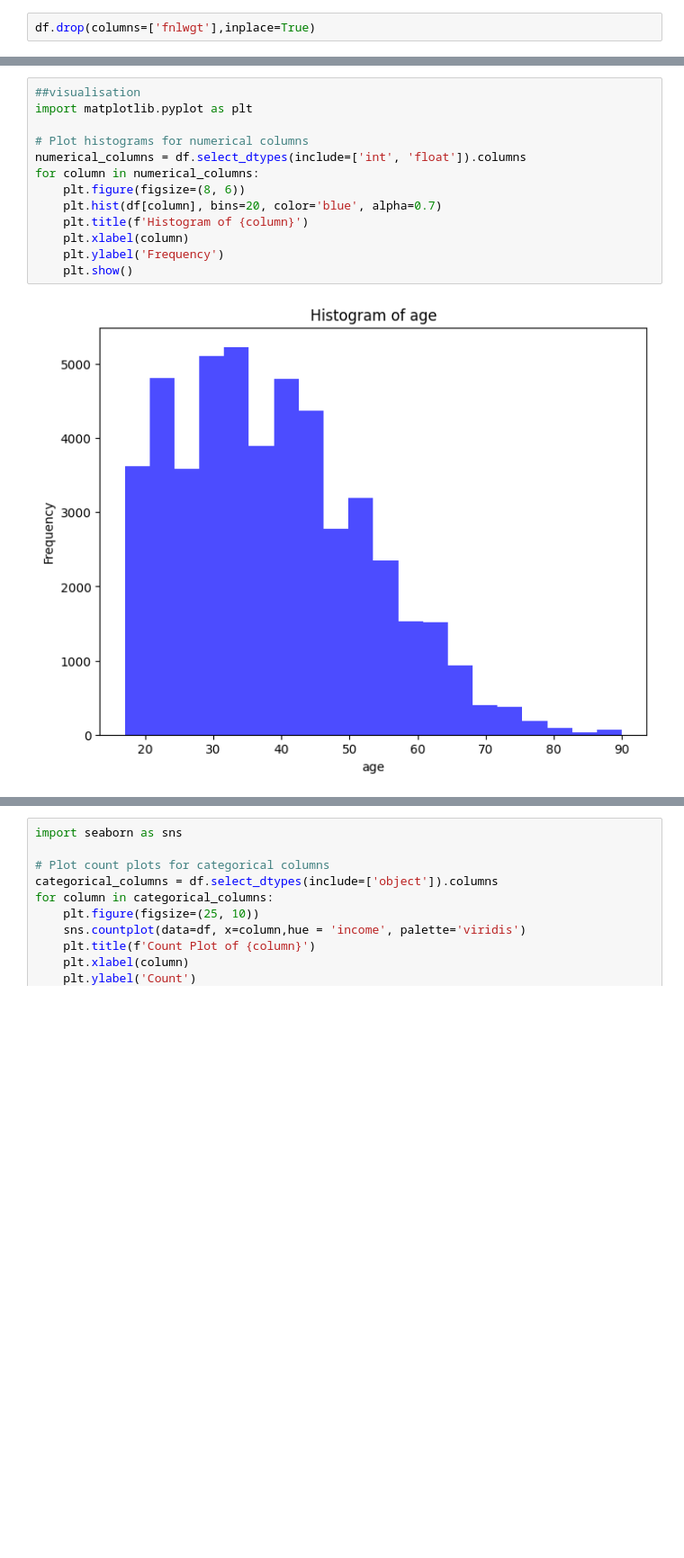
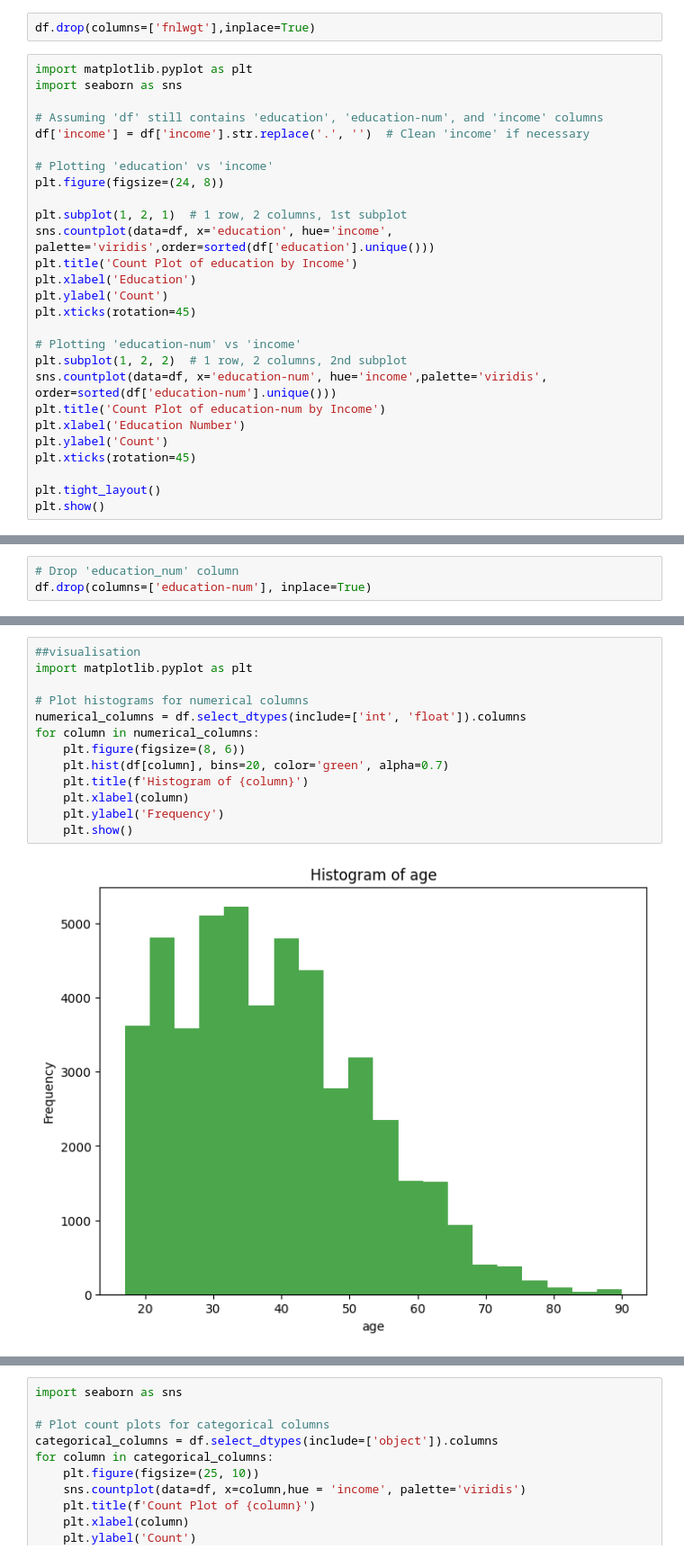
Before and after one commit to SamrithaaJeeva/Predicting-Income-Based-on-Census-Data---Machine-Learning, a Jupyter notebook: machine_learning_cw.ipynb, the cells around one changed output, grey strips where cells are left out. Shown at 90% size. Saved outputs shown, nothing was run; the diff lists cells and outputs as text; blank space fills up the shorter version.

```diff
--- a/machine_learning_cw.ipynb
+++ b/machine_learning_cw.ipynb
@@ -241,3 +207,30 @@ plt.show()
 [figure]
 # %%
 df.drop(columns=['fnlwgt'],inplace=True)
+# %%
+import matplotlib.pyplot as plt
+import seaborn as sns
+
+# Assuming 'df' still contains 'education', 'education-num', and 'income' columns
+df['income'] = df['income'].str.replace('.', '')  # Clean 'income' if necessary
+
+# Plotting 'education' vs 'income'
+plt.figure(figsize=(24, 8))
+
+plt.subplot(1, 2, 1)  # 1 row, 2 columns, 1st subplot
+sns.countplot(data=df, x='education', hue='income', palette='viridis',order=sorted(df['education'].unique()))
+plt.title('Count Plot of education by Income')
+plt.xlabel('Education')
+plt.ylabel('Count')
+plt.xticks(rotation=45)
+
+# Plotting 'education-num' vs 'income'
+plt.subplot(1, 2, 2)  # 1 row, 2 columns, 2nd subplot
+sns.countplot(data=df, x='education-num', hue='income',palette='viridis', order=sorted(df['education-num'].unique()))
+plt.title('Count Plot of education-num by Income')
+plt.xlabel('Education Number')
+plt.ylabel('Count')
+plt.xticks(rotation=45)
+
+plt.tight_layout()
+plt.show()
@@ -243,0 +239,3 @@ df.drop(columns=['fnlwgt'],inplace=True)
+# %%
+# Drop 'education_num' column
+df.drop(columns=['education-num'], inplace=True)
@@ -244,15 +253,15 @@ df.drop(columns=['fnlwgt'],inplace=True)
 # %%
 ##visualisation
 import matplotlib.pyplot as plt
 
 # Plot histograms for numerical columns
 numerical_columns = df.select_dtypes(include=['int', 'float']).columns
 for column in numerical_columns:
     plt.figure(figsize=(8, 6))
-    plt.hist(df[column], bins=20, color='blue', alpha=0.7)
+    plt.hist(df[column], bins=20, color='green', alpha=0.7)
     plt.title(f'Histogram of {column}')
     plt.xlabel(column)
     plt.ylabel('Frequency')
     plt.show()
 # %% [output]
-[figure, old version]
+[figure, new version]
```
Also changed, not shown: parts of 30 cells of this notebook.
